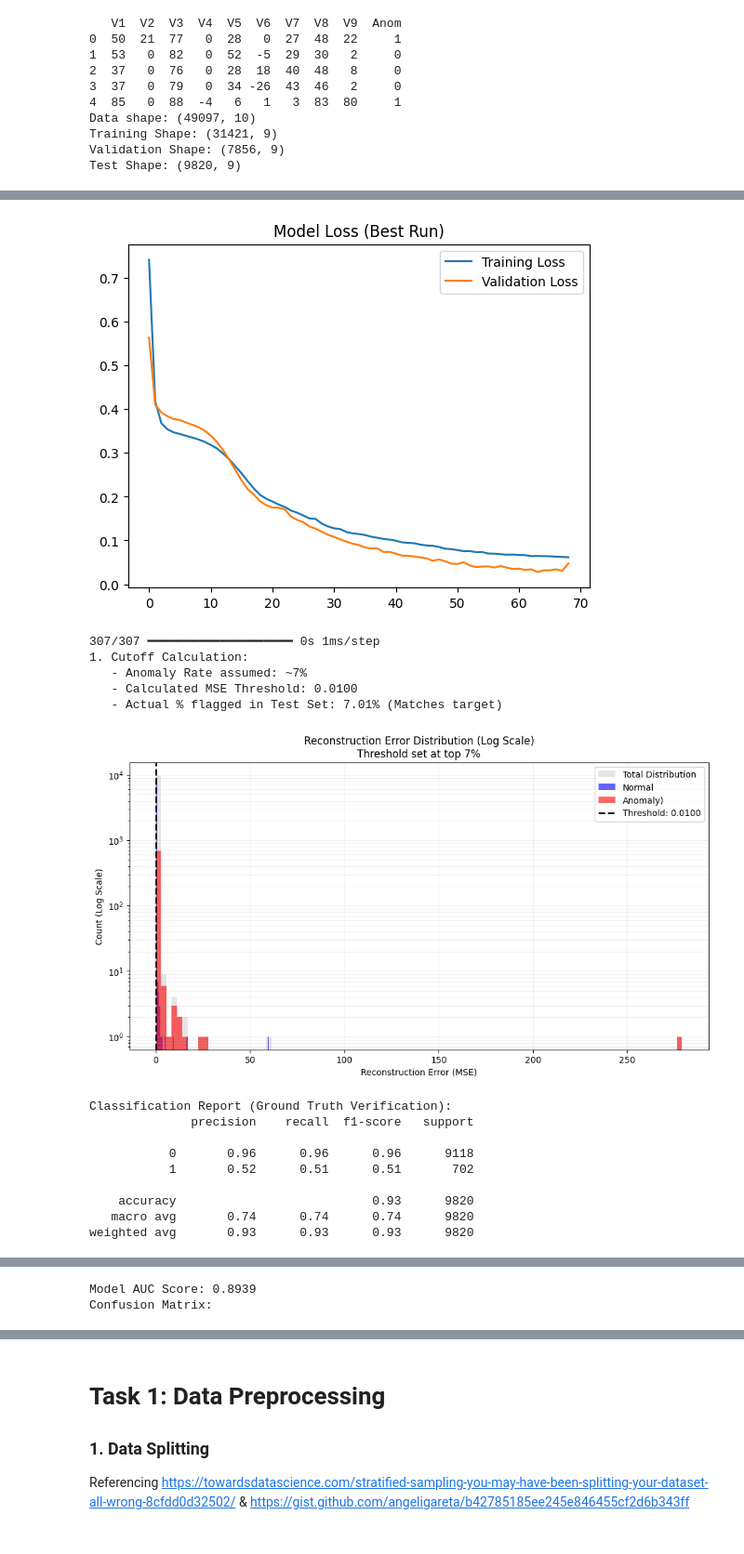
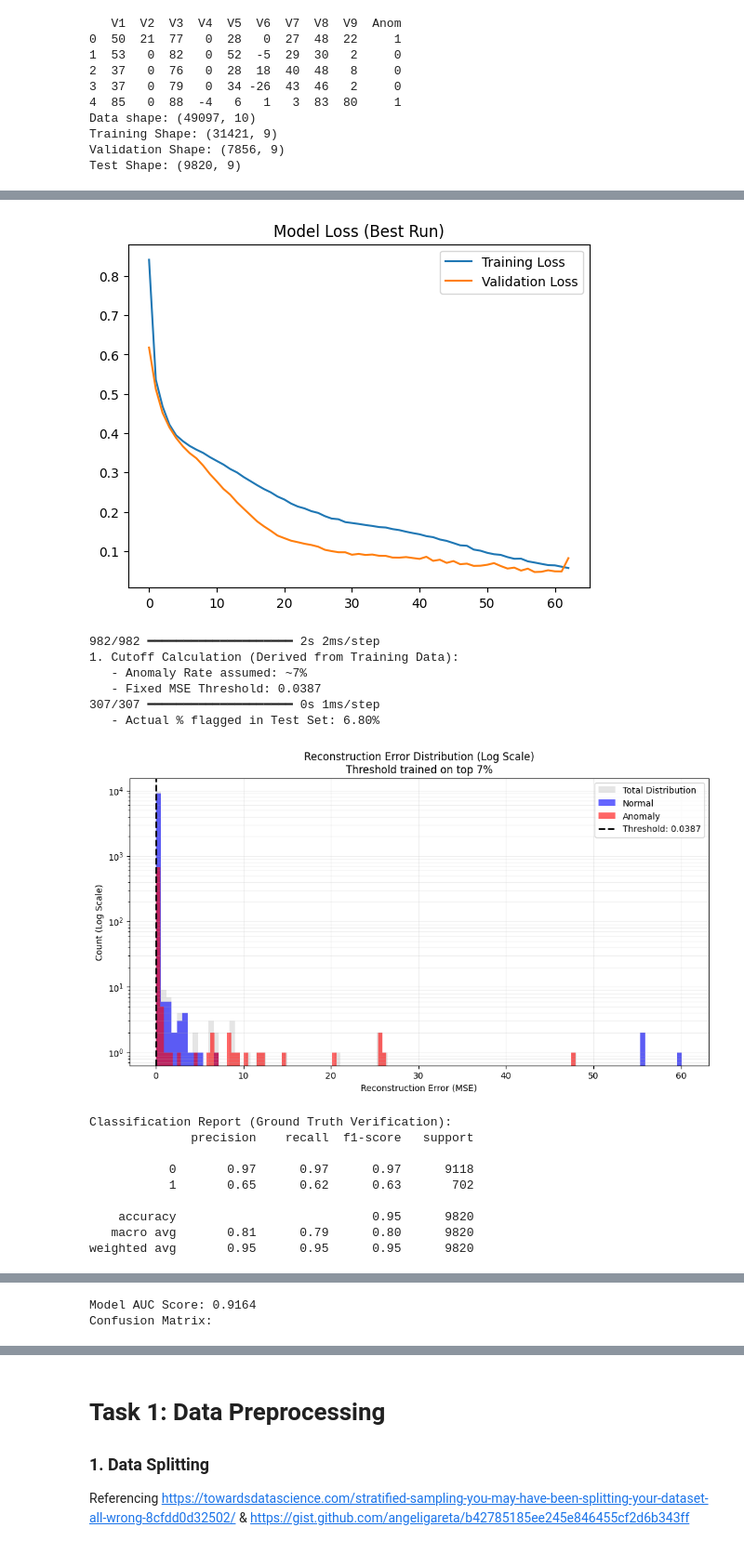
Before and after one commit to barry-clarke/CS5004, a Jupyter notebook: Etivity1_24325082_Tasks1_3.ipynb, the cells around one changed output, grey strips where cells are left out. Shown at 93% size. Drawn from its saved outputs; the diff is of its cells as text; code cells hidden in the pictures.

Commit message:
Updated based on feedback from Harry about data 'peeking'

```diff
--- a/Etivity1_24325082_Tasks1_3.ipynb
+++ b/Etivity1_24325082_Tasks1_3.ipynb
@@ -301,26 +301,32 @@ plt.legend()
 plt.title('Model Loss (Best Run)')
 plt.show()
 
-# Calculate Reconstruction Errors
-# The trained autoencoder predicts the reconstruction of the unseen test set
-# The Mean Squared Error (MSE) is calculated between the original input and the reconstruction
+# --- MODIFIED SECTION START ---
+# 1. Establish Threshold using Training Data ONLY
+# Feedback Implementation: To ensure the approach is strictly unsupervised and avoids
+# "peeking" at the test set, calculate the threshold based on the Training distribution
+train_reconstructions = autoencoder.predict(X_train_scaled)
+train_mse = np.mean(np.power(X_train_scaled - train_reconstructions, 2), axis=1)
+
+cutoff_percentile = 93
+threshold = np.percentile(train_mse, cutoff_percentile)
+
+print(f"1. Cutoff Calculation (Derived from Training Data):")
+print(f"   - Anomaly Rate assumed: ~{100 - cutoff_percentile}%")
+print(f"   - Fixed MSE Threshold: {threshold:.4f}")
+
+# 2. Apply Threshold to Test Data
+# Now we generate reconstructions for the unseen Test set and apply the *fixed* threshold
 reconstructions = autoencoder.predict(X_test_scaled)
 mse = np.mean(np.power(X_test_scaled - reconstructions, 2), axis=1)
 
-# Instruction: "given that the anomaly rate is ~7%"
-# A threshold is established based on the assumption that anomalies constitute the top 7% of errors
-# The 93rd percentile is calculated with any error above this value is flagged as anomalous
-cutoff_percentile = 93
-threshold = np.percentile(mse, cutoff_percentile)
-
-print(f"1. Cutoff Calculation:")
-print(f"   - Anomaly Rate assumed: ~{100 - cutoff_percentile}%")
-print(f"   - Calculated MSE Threshold: {threshold:.4f}")
-
-# The number of flagged samples is verified against the target percentage to ensure the logic holds
+# The number of flagged samples is verified against the target percentage.
+# Note: Since the threshold is fixed from Training, the Test percentage may not be exactly 7%
+# This is a more realistic measure of generalisation.
 num_flagged = np.sum(mse > threshold)
 percent_flagged = (num_flagged / len(mse)) * 100
-print(f"   - Actual % flagged in Test Set: {percent_flagged:.2f}% (Matches target)")
+print(f"   - Actual % flagged in Test Set: {percent_flagged:.2f}%")
+# --- MODIFIED SECTION END ---
 
 # The errors are separated by their true labels (0 for Normal, 1 for Anomaly)
 # to visualise how well the threshold separates the two classes
@@ -335,9 +341,9 @@ plt.hist(mse, bins=100, alpha=0.2, color='gray', label='Total Distribution', den
 
 # Plot the "True" classes (Blue/Red)
 # The distributions of Normal vs Anomaly errors are overlaid
-#Normal errors (Blue) should cluster near zero, while Anomalies (Red) form a tail to the right
+# Normal errors (Blue) should cluster near zero, while Anomalies (Red) form a tail to the right
 plt.hist(normal_errors, bins=100, alpha=0.6, color='blue', label='Normal', density=False)
-plt.hist(anomaly_errors, bins=100, alpha=0.6, color='red', label='Anomaly)', density=False)
+plt.hist(anomaly_errors, bins=100, alpha=0.6, color='red', label='Anomaly', density=False)
 
 # Add the Threshold Line
 plt.axvline(threshold, color='black', linestyle='--', linewidth=2, label=f'Threshold: {threshold:.4f}')
@@ -345,7 +351,7 @@ plt.axvline(threshold, color='black', linestyle='--', linewidth=2, label=f'Thres
 # Use Log Scale to make the small anomaly "tail" visible against the massive normal data peak
 # A log scale is utilised to ensure the rare anomalies remain visible against the large volume of normal data
 plt.yscale('log')
-plt.title(f'Reconstruction Error Distribution (Log Scale)\nThreshold set at top {100-cutoff_percentile}%')
+plt.title(f'Reconstruction Error Distribution (Log Scale)\nThreshold trained on top {100-cutoff_percentile}%')
 plt.xlabel('Reconstruction Error (MSE)')
 plt.ylabel('Count (Log Scale)')
 plt.legend()
@@ -364,46 +370,47 @@ print(classification_report(y_test, y_pred))
 # ROC Curve & AUC Calculation
 # The Receiver Operating Characteristic (ROC) curve is generated to evaluate the
 # classifier's performance at all classification thresholds, not just the 93rd percentile
 # The reconstruction error (MSE) serves as the anomaly score
 fpr, tpr, thresholds = roc_curve(y_test, mse)
 roc_auc = auc(fpr, tpr)
 
 plt.figure(figsize=(8, 6))
 plt.plot(fpr, tpr, color='darkorange', lw=2, label=f'ROC curve (AUC = {roc_auc:.2f})')
 plt.plot([0, 1], [0, 1], color='navy', lw=2, linestyle='--', label='Random Guess')
 plt.xlim([0.0, 1.0])
 plt.ylim([0.0, 1.05])
 plt.xlabel('False Positive Rate')
 plt.ylabel('True Positive Rate')
 plt.title(f'Anomaly Detection ROC (AUC = {roc_auc:.4f})')
 plt.legend(loc="lower right")
 plt.grid(True, alpha=0.3)
 plt.show()
 
 # The Area Under the Curve (AUC) provides a single aggregate measure of performance
 # An AUC of 1.0 represents a perfect model, while 0.5 represents a random guess
 print(f"Model AUC Score: {roc_auc:.4f}")
 
 print("Confusion Matrix:")
 cm = confusion_matrix(y_test, y_pred)
 sns.heatmap(cm, annot=True, fmt='d', cmap='Blues')
 plt.xlabel('Predicted')
 plt.ylabel('Actual')
 plt.show()
 # %% [output]
-[figure, old version]
+[figure, new version]
+982/982 ━━━━━━━━━━━━━━━━━━━━ 2s 2ms/step
+1. Cutoff Calculation (Derived from Training Data):
+   - Anomaly Rate assumed: ~7%
+   - Fixed MSE Threshold: 0.0387
 307/307 ━━━━━━━━━━━━━━━━━━━━ 0s 1ms/step
-1. Cutoff Calculation:
-   - Anomaly Rate assumed: ~7%
-   - Calculated MSE Threshold: 0.0100
-   - Actual % flagged in Test Set: 7.01% (Matches target)
+   - Actual % flagged in Test Set: 6.80%
-[figure, old version]
+[figure, new version]
 Classification Report (Ground Truth Verification):
               precision    recall  f1-score   support
 
-           0       0.96      0.96      0.96      9118
-           1       0.52      0.51      0.51       702
+           0       0.97      0.97      0.97      9118
+           1       0.65      0.62      0.63       702
 
-    accuracy                           0.93      9820
-   macro avg       0.74      0.74      0.74      9820
-weighted avg       0.93      0.93      0.93      9820
+    accuracy                           0.95      9820
+   macro avg       0.81      0.79      0.80      9820
+weighted avg       0.95      0.95      0.95      9820
@@ -411,2 +418,2 @@ weighted avg       0.93      0.93      0.93      9820
-Model AUC Score: 0.8939
+Model AUC Score: 0.9164
 Confusion Matrix:
```
Also changed, not shown: parts of 2 cells of this notebook.
